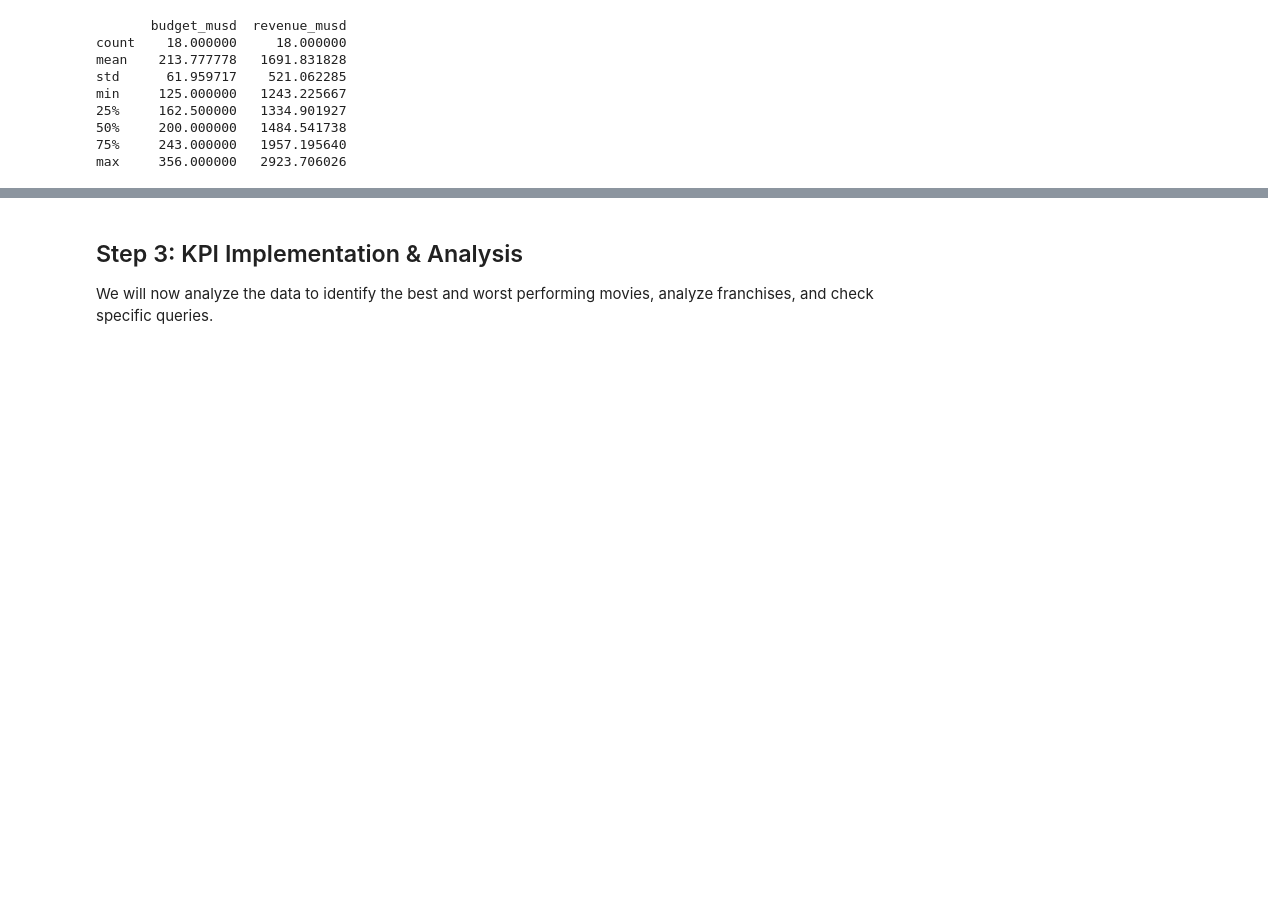
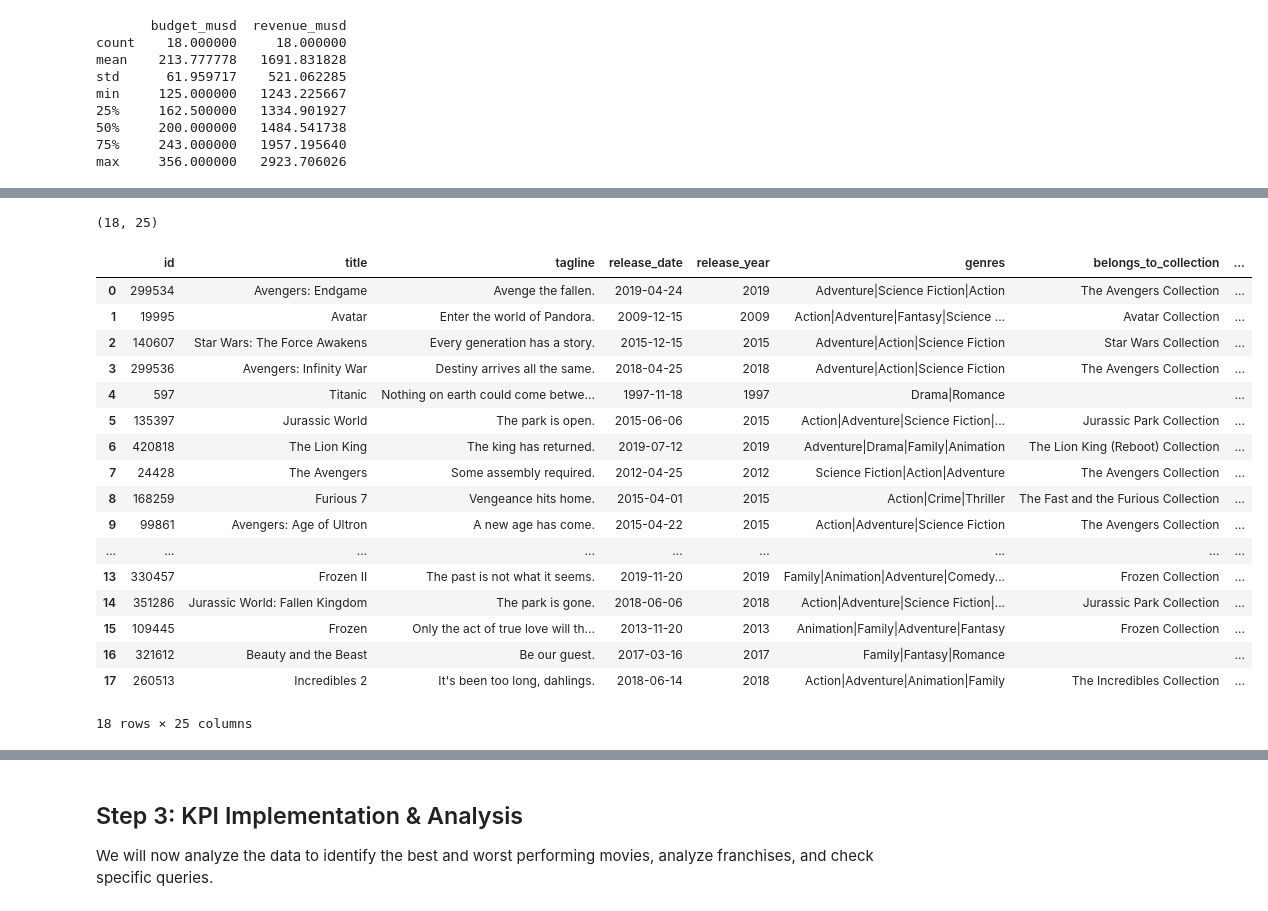
Before and after one commit to henryantwi/Mod-2-TMDB-Movie-Data-Analysis-using-Pandas-and-APIs, a Jupyter notebook: notebooks/movie_analysis.ipynb, the cells around one changed output, grey strips where cells are left out. Cells and saved outputs as stored; diff of their text form; code cells hidden in the pictures; blank space fills up the shorter version.

```diff
--- a/notebooks/movie_analysis.ipynb
+++ b/notebooks/movie_analysis.ipynb
@@ -268,8 +307,33 @@ df_clean['roi'] = df_clean.apply(
 )
 df_clean['profit'] = df_clean['revenue_musd'] - df_clean['budget_musd']
 
-print("ROI and Profit calculated successfully!")
-print(f"\nFinal DataFrame shape: {df_clean.shape}")
-display(df_clean.head())
+df_clean.shape
+# %% [output]
+(18, 25)
+# %%
+# ROI and Profit calculated successfully
+
+display(df_clean)
+
+# len(df_clean) # the total movies
+# %% [output]
+|  | id | title | tagline | release_date | release_year | genres | belongs_to_collection | ... |
+| 0 | 299534 | Avengers: Endgame | Avenge the fallen. | 2019-04-24 | 2019 | Adventure|Science Fiction|Action | The Avengers Collection | ... |
+| 1 | 19995 | Avatar | Enter the world of Pandora. | 2009-12-15 | 2009 | Action|Adventure|Fantasy|Science ... | Avatar Collection | ... |
+| 2 | 140607 | Star Wars: The Force Awakens | Every generation has a story. | 2015-12-15 | 2015 | Adventure|Action|Science Fiction | Star Wars Collection | ... |
+| 3 | 299536 | Avengers: Infinity War | Destiny arrives all the same. | 2018-04-25 | 2018 | Adventure|Action|Science Fiction | The Avengers Collection | ... |
+| 4 | 597 | Titanic | Nothing on earth could come betwe... | 1997-11-18 | 1997 | Drama|Romance |  | ... |
+| 5 | 135397 | Jurassic World | The park is open. | 2015-06-06 | 2015 | Action|Adventure|Science Fiction|... | Jurassic Park Collection | ... |
+| 6 | 420818 | The Lion King | The king has returned. | 2019-07-12 | 2019 | Adventure|Drama|Family|Animation | The Lion King (Reboot) Collection | ... |
+| 7 | 24428 | The Avengers | Some assembly required. | 2012-04-25 | 2012 | Science Fiction|Action|Adventure | The Avengers Collection | ... |
+| 8 | 168259 | Furious 7 | Vengeance hits home. | 2015-04-01 | 2015 | Action|Crime|Thriller | The Fast and the Furious Collection | ... |
+| 9 | 99861 | Avengers: Age of Ultron | A new age has come. | 2015-04-22 | 2015 | Action|Adventure|Science Fiction | The Avengers Collection | ... |
+| ... | ... | ... | ... | ... | ... | ... | ... | ... |
+| 13 | 330457 | Frozen II | The past is not what it seems. | 2019-11-20 | 2019 | Family|Animation|Adventure|Comedy... | Frozen Collection | ... |
+| 14 | 351286 | Jurassic World: Fallen Kingdom | The park is gone. | 2018-06-06 | 2018 | Action|Adventure|Science Fiction|... | Jurassic Park Collection | ... |
+| 15 | 109445 | Frozen | Only the act of true love will th... | 2013-11-20 | 2013 | Animation|Family|Adventure|Fantasy | Frozen Collection | ... |
+| 16 | 321612 | Beauty and the Beast | Be our guest. | 2017-03-16 | 2017 | Family|Fantasy|Romance |  | ... |
+| 17 | 260513 | Incredibles 2 | It's been too long, dahlings. | 2018-06-14 | 2018 | Action|Adventure|Animation|Family | The Incredibles Collection | ... |
+18 rows × 25 columns
 # %%
 # Summary of cleaned data
```
Also changed, not shown: parts of 8 cells of this notebook, 1 other file.
